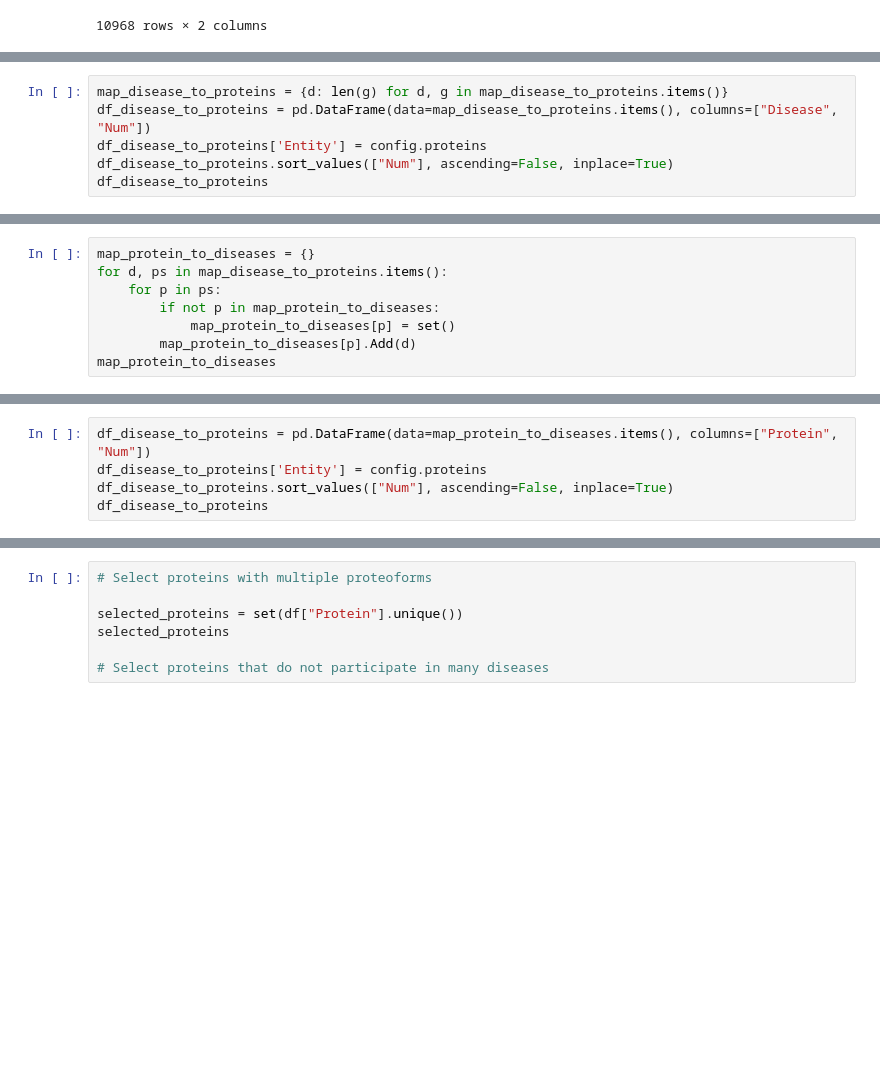
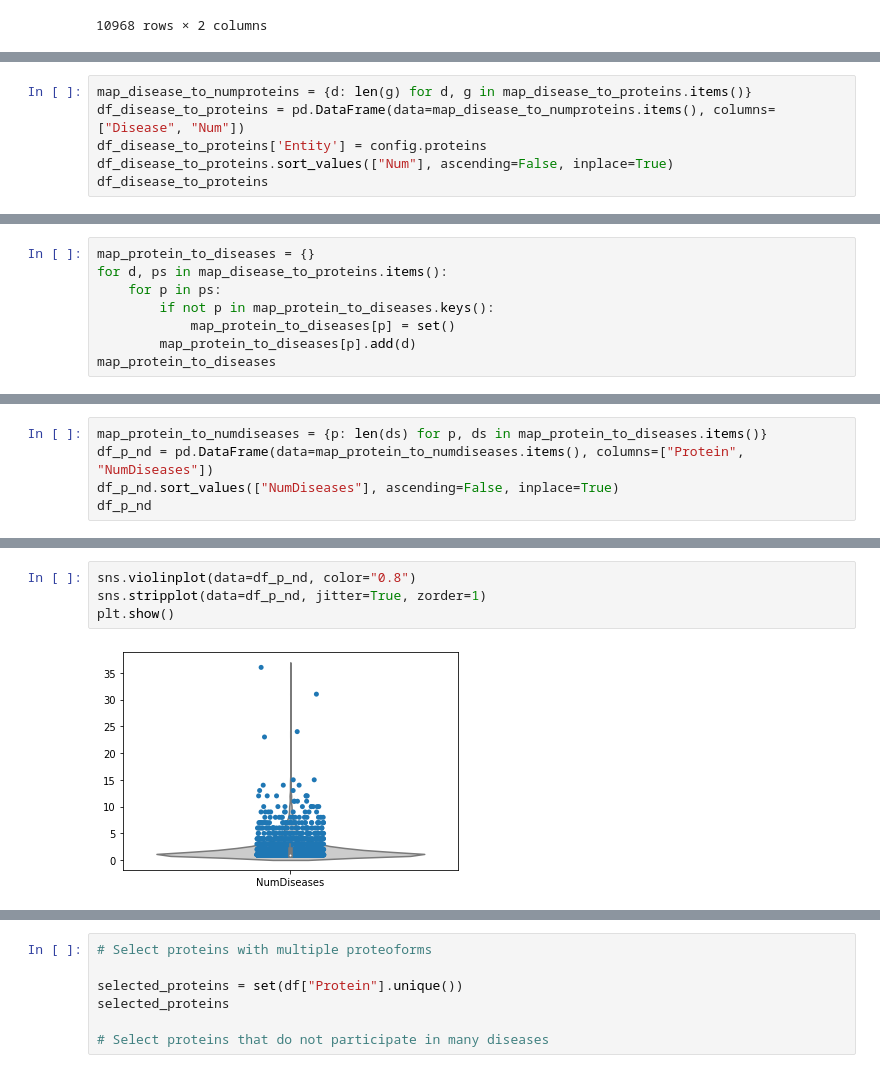
Before and after one commit to PathwayAnalysisPlatform/ProteoformNetworks, a Jupyter notebook: src/Python/analysis_2_disease_modules.ipynb, the cells around one changed output, grey strips where cells are left out. Saved outputs shown, nothing was run; the diff lists cells and outputs as text; blank space fills up the shorter version.

Commit message:
Check number of disease per protein. Closes #22

```diff
--- a/src/Python/analysis_2_disease_modules.ipynb
+++ b/src/Python/analysis_2_disease_modules.ipynb
@@ -236,6 +220,6 @@ map_disease_to_proteins
 # %%
-map_disease_to_proteins = {d: len(g) for d, g in map_disease_to_proteins.items()}
-df_disease_to_proteins = pd.DataFrame(data=map_disease_to_proteins.items(), columns=["Disease", "Num"])
+map_disease_to_numproteins = {d: len(g) for d, g in map_disease_to_proteins.items()}
+df_disease_to_proteins = pd.DataFrame(data=map_disease_to_numproteins.items(), columns=["Disease", "Num"])
 df_disease_to_proteins['Entity'] = config.proteins
 df_disease_to_proteins.sort_values(["Num"], ascending=False, inplace=True)
 df_disease_to_proteins
@@ -251,7 +265,7 @@ plt.show()
 map_protein_to_diseases = {}
 for d, ps in map_disease_to_proteins.items():
     for p in ps:
-        if not p in map_protein_to_diseases:
+        if not p in map_protein_to_diseases.keys():
             map_protein_to_diseases[p] = set()
-        map_protein_to_diseases[p].Add(d)
+        map_protein_to_diseases[p].add(d)
 map_protein_to_diseases
@@ -258,5 +290,5 @@ map_protein_to_diseases
 # %%
-df_disease_to_proteins = pd.DataFrame(data=map_protein_to_diseases.items(), columns=["Protein", "Num"])
-df_disease_to_proteins['Entity'] = config.proteins
-df_disease_to_proteins.sort_values(["Num"], ascending=False, inplace=True)
-df_disease_to_proteins
+map_protein_to_numdiseases = {p: len(ds) for p, ds in map_protein_to_diseases.items()}
+df_p_nd = pd.DataFrame(data=map_protein_to_numdiseases.items(), columns=["Protein", "NumDiseases"])
+df_p_nd.sort_values(["NumDiseases"], ascending=False, inplace=True)
+df_p_nd
@@ -262,0 +309,6 @@ df_disease_to_proteins
+# %%
+sns.violinplot(data=df_p_nd, color="0.8")
+sns.stripplot(data=df_p_nd, jitter=True, zorder=1)
+plt.show()
+# %% [output]
+[figure, added]
```
Also changed, not shown: parts of 12 cells of this notebook.
